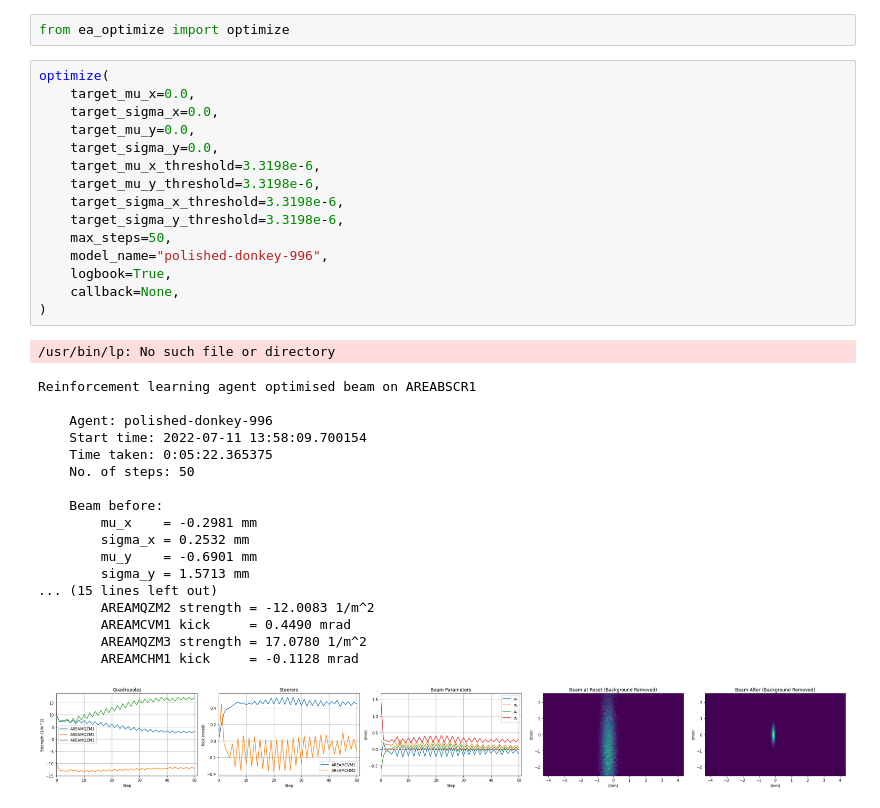
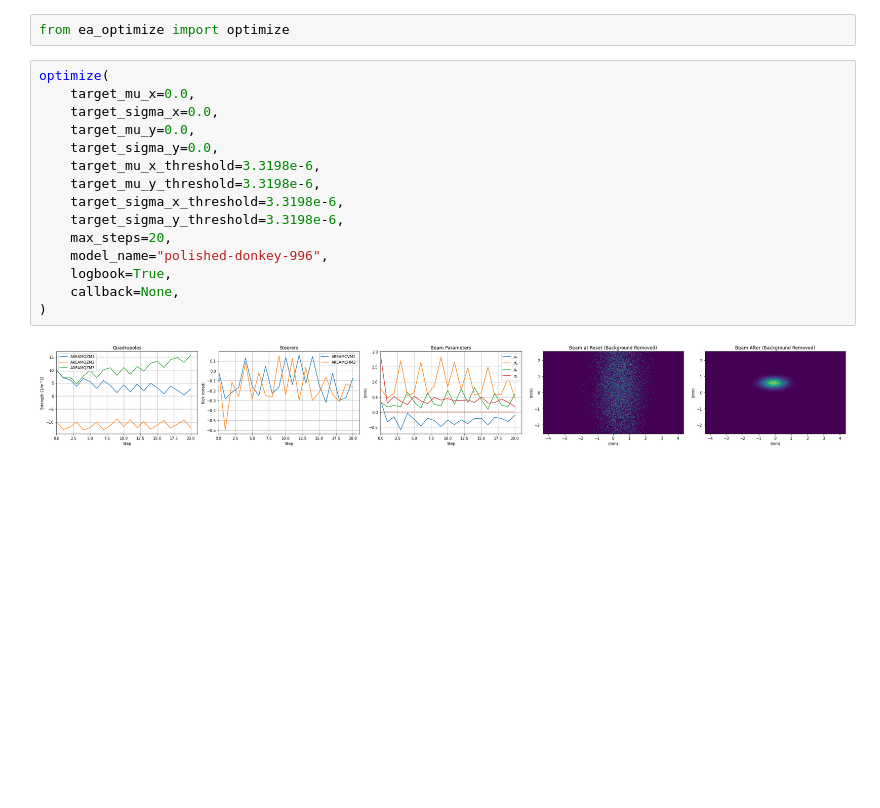
Before and after one commit to desy-ml/rl-vs-bo, a Jupyter notebook: test_optimize.ipynb, the cells around one changed output. Drawn from its saved outputs; the diff is of its cells as text; blank space fills up the shorter version.

```diff
--- a/test_optimize.ipynb
+++ b/test_optimize.ipynb
@@ -3,35 +3,17 @@ from ea_optimize import optimize
 # %%
 optimize(
     target_mu_x=0.0,
     target_sigma_x=0.0,
     target_mu_y=0.0,
     target_sigma_y=0.0,
     target_mu_x_threshold=3.3198e-6,
     target_mu_y_threshold=3.3198e-6,
     target_sigma_x_threshold=3.3198e-6,
     target_sigma_y_threshold=3.3198e-6,
-    max_steps=50,
+    max_steps=20,
     model_name="polished-donkey-996",
     logbook=True,
     callback=None,
 )
 # %% [output]
-/usr/bin/lp: No such file or directory
-Reinforcement learning agent optimised beam on AREABSCR1
-
-    Agent: polished-donkey-996
-    Start time: 2022-07-11 13:58:09.700154
-    Time taken: 0:05:22.365375
-    No. of steps: 50
-
-    Beam before:
-        mu_x    = -0.2981 mm
-        sigma_x = 0.2532 mm
-        mu_y    = -0.6901 mm
-        sigma_y = 1.5713 mm
-... (15 lines left out)
-        AREAMQZM2 strength = -12.0083 1/m^2
-        AREAMCVM1 kick     = 0.4490 mrad
-        AREAMQZM3 strength = 17.0780 1/m^2
-        AREAMCHM1 kick     = -0.1128 mrad
-[figure, old version]
+[figure, new version]
```
Also changed, not shown: 2 other files.
